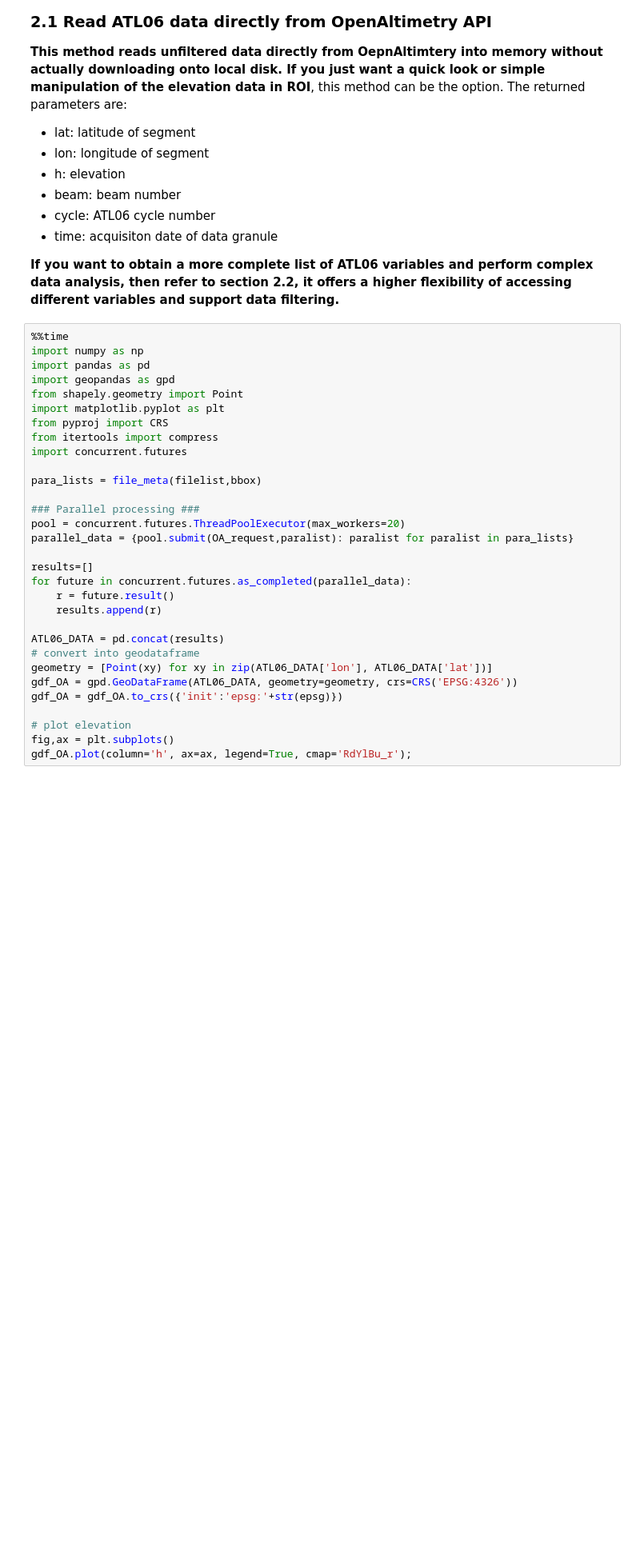
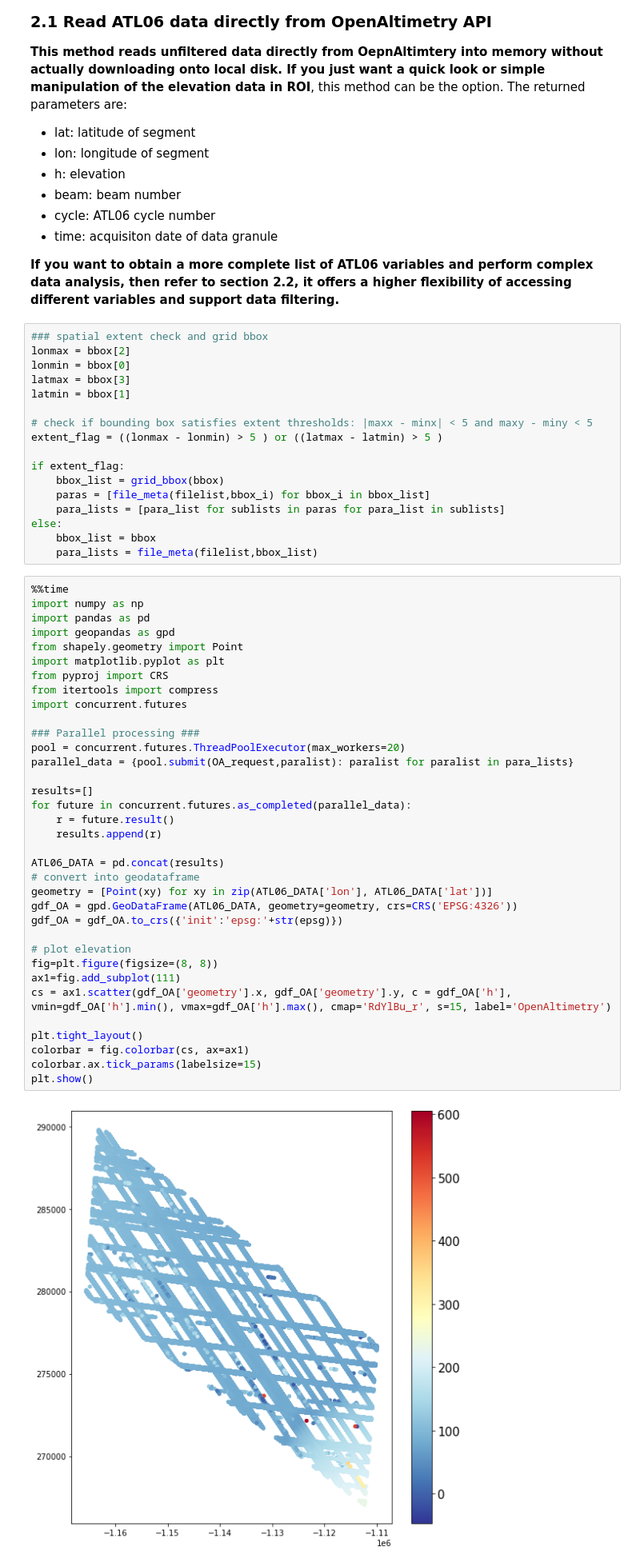
Before and after one commit to ICESAT-2HackWeek/Assimilation, a Jupyter notebook: contributors/icetianli/READ_ATL06.ipynb, the cells around one changed output. Shown at 80% size. Saved outputs shown, nothing was run; the diff lists cells and outputs as text; blank space fills up the shorter version.

Commit message:
add grid_bbox function

```diff
--- a/contributors/icetianli/READ_ATL06.ipynb
+++ b/contributors/icetianli/READ_ATL06.ipynb
@@ -130,35 +112,57 @@ The returned parameters are:
 * time: acquisiton date of data granule
 
 **If you want to obtain a more complete list of ATL06 variables and perform complex data analysis, then refer to section 2.2, it offers a higher flexibility of accessing different variables and support data filtering.**
+# %%
+### spatial extent check and grid bbox
+lonmax = bbox[2]
+lonmin = bbox[0]
+latmax = bbox[3]
+latmin = bbox[1]
+
+# check if bounding box satisfies extent thresholds: |maxx - minx| < 5 and maxy - miny < 5
+extent_flag = ((lonmax - lonmin) > 5 ) or ((latmax - latmin) > 5 )
+
+if extent_flag:
+    bbox_list = grid_bbox(bbox)
+    paras = [file_meta(filelist,bbox_i) for bbox_i in bbox_list]
+    para_lists = [para_list for sublists in paras for para_list in sublists]
+else:
+    bbox_list = bbox
+    para_lists = file_meta(filelist,bbox_list)
 # %%
 %%time
 import numpy as np
 import pandas as pd
 import geopandas as gpd
 from shapely.geometry import Point
 import matplotlib.pyplot as plt
 from pyproj import CRS
 from itertools import compress
 import concurrent.futures
-
-para_lists = file_meta(filelist,bbox)
 
 ### Parallel processing ###
 pool = concurrent.futures.ThreadPoolExecutor(max_workers=20)
 parallel_data = {pool.submit(OA_request,paralist): paralist for paralist in para_lists}
 
 results=[]
 for future in concurrent.futures.as_completed(parallel_data):
     r = future.result()
     results.append(r)
 
 ATL06_DATA = pd.concat(results)
 # convert into geodataframe
 geometry = [Point(xy) for xy in zip(ATL06_DATA['lon'], ATL06_DATA['lat'])]
 gdf_OA = gpd.GeoDataFrame(ATL06_DATA, geometry=geometry, crs=CRS('EPSG:4326'))
 gdf_OA = gdf_OA.to_crs({'init':'epsg:'+str(epsg)})
 
 # plot elevation
-fig,ax = plt.subplots()
-gdf_OA.plot(column='h', ax=ax, legend=True, cmap='RdYlBu_r');
+fig=plt.figure(figsize=(8, 8))
+ax1=fig.add_subplot(111)
+cs = ax1.scatter(gdf_OA['geometry'].x, gdf_OA['geometry'].y, c = gdf_OA['h'], vmin=gdf_OA['h'].min(), vmax=gdf_OA['h'].max(), cmap='RdYlBu_r', s=15, label='OpenAltimetry')
+
+plt.tight_layout()
+colorbar = fig.colorbar(cs, ax=ax1)
+colorbar.ax.tick_params(labelsize=15)
+plt.show()
 # %% [output]
+[figure, new version]
```
Also changed, not shown: parts of 6 cells of this notebook, 1 other file.
